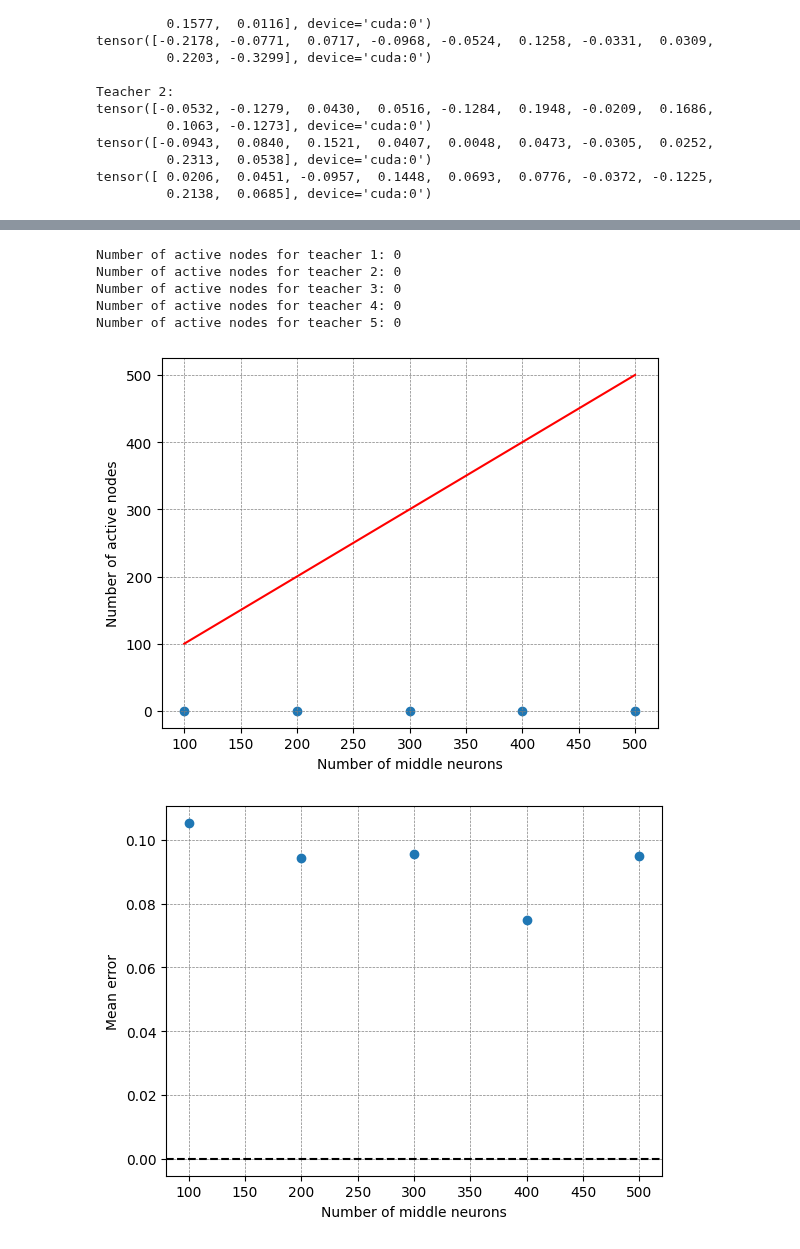
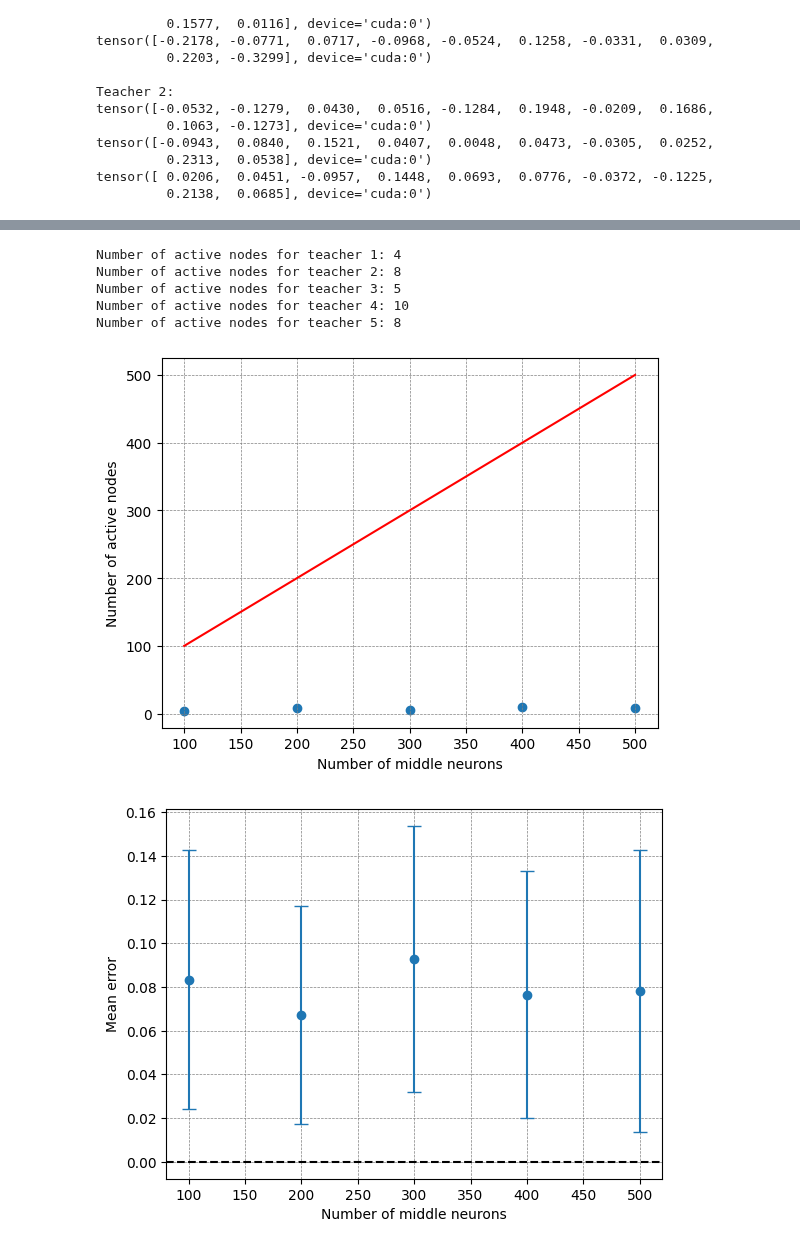
Before and after one commit to gianluca-peri/sparcs-test, a Jupyter notebook: extra_experiment.ipynb, the cells around one changed output, grey strips where cells are left out. Saved outputs shown, nothing was run; the diff lists cells and outputs as text; code cells hidden in the pictures.

```diff
--- a/extra_experiment.ipynb
+++ b/extra_experiment.ipynb
@@ -366,7 +366,7 @@ plt.show()
 # %%
 # Trimming and then plotting active nodes and error
 
-TRIMMING_THRESHOLD = 0.000001
+TRIMMING_THRESHOLD = 0.00001
 
 active_nodes_list = [phi3_network.count_active_nodes(TRIMMING_THRESHOLD) for phi3_network in trained_phi3_networks_r]
 
@@ -384,37 +384,38 @@ plt.grid(color = 'grey', linestyle = '--', linewidth = 0.5)
 plt.xlabel('Number of middle neurons')
 
 plt.ylabel('Number of active nodes')
 
 plt.show()
 
 # Make mean error graph
 
 mean_errors = []
 std_devs = []
 
 for i, teacher_dataset in enumerate(teacher_datasets):
+    trained_phi3_networks_r[i].trim_inactive_nodes(TRIMMING_THRESHOLD)
     with torch.no_grad():
         mean_error = torch.mean(torch.abs(teacher_outputs[i] - trained_phi3_networks_r[i](input_vectors)).detach()).item()
         mean_errors.append(mean_error)
         std_dev = torch.std(torch.abs(teacher_outputs[i] - trained_phi3_networks_r[i](input_vectors)).detach()).item()
         std_devs.append(std_dev)
 
 plt.errorbar(LIST_OF_MIDDLE_SIZES, mean_errors, yerr=std_devs, fmt='o', capsize=5)
 
 plt.axhline(y=0, color='black', linestyle='--')
 
 plt.grid(color = 'grey', linestyle = '--', linewidth = 0.5)
 
 plt.xlabel('Number of middle neurons')
 
 plt.ylabel('Mean error')
 
 plt.show()
 # %% [output]
-Number of active nodes for teacher 1: 0
-Number of active nodes for teacher 2: 0
-Number of active nodes for teacher 3: 0
-Number of active nodes for teacher 4: 0
-Number of active nodes for teacher 5: 0
+Number of active nodes for teacher 1: 4
+Number of active nodes for teacher 2: 8
+Number of active nodes for teacher 3: 5
+Number of active nodes for teacher 4: 10
+Number of active nodes for teacher 5: 8
-[figure, old version]
+[figure, new version]
-[figure, old version]
+[figure, new version]
```
Also changed, not shown: parts of 6 cells of this notebook.
